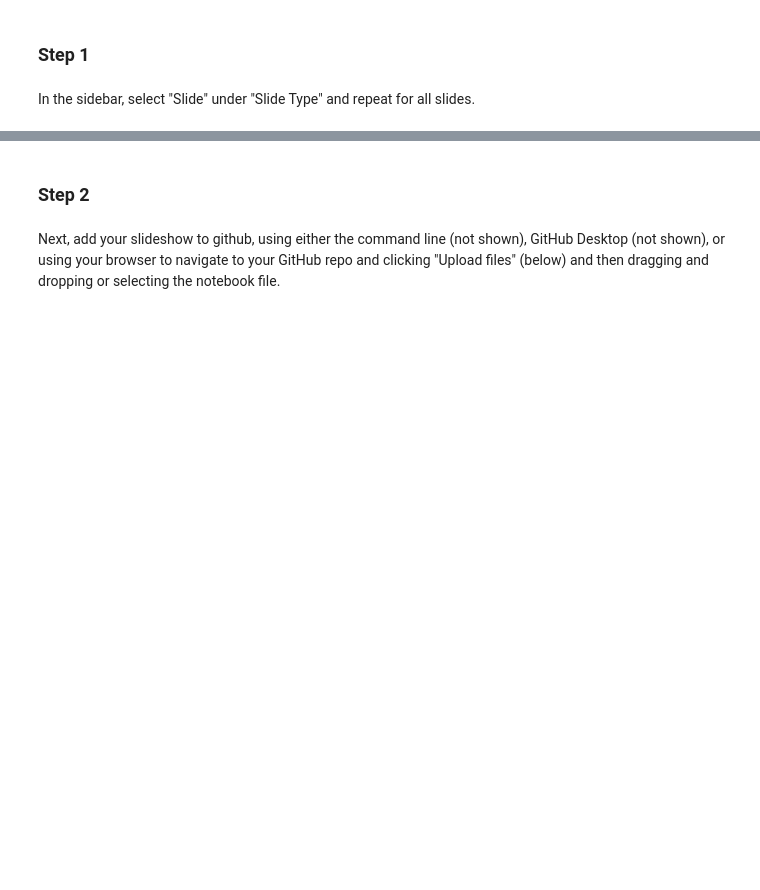
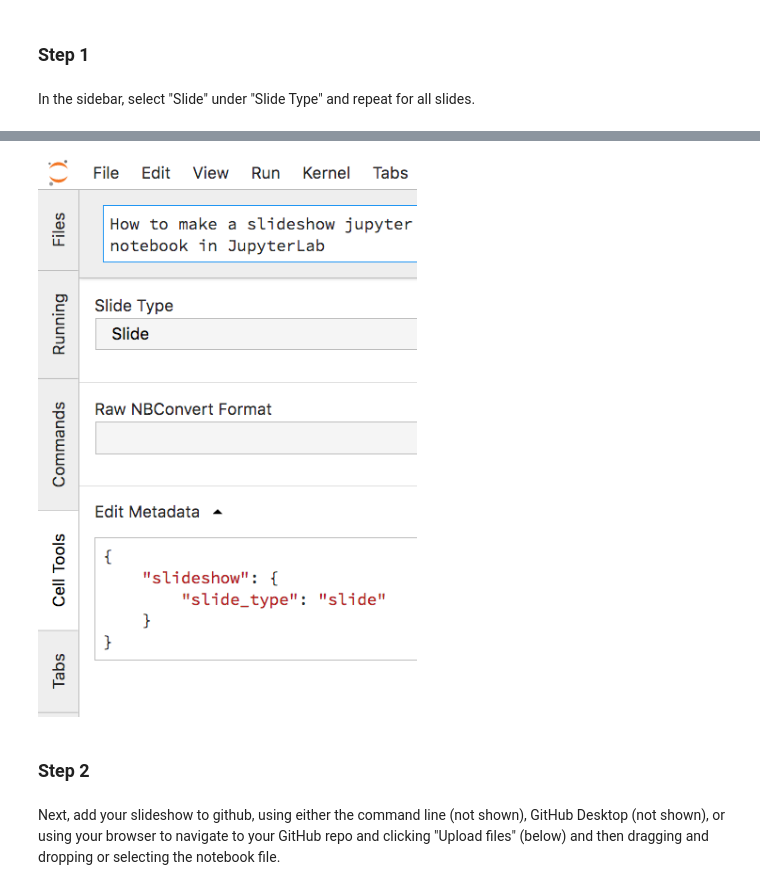
Before and after one commit to marskar/biof309_spring2018, a Jupyter notebook: slides.ipynb, the cells around one changed output, grey strips where cells are left out. Cells and saved outputs as stored; diff of their text form; code cells hidden in the pictures; blank space fills up the shorter version.

Commit message:
replace slide.ipynb

```diff
--- a/slides.ipynb
+++ b/slides.ipynb
@@ -9,3 +7,8 @@ In the sidebar, select "Slide" under "Slide Type" and repeat for all slides.
+# %%
+from IPython.display import Image
+Image(filename="../Desktop/jl-slides.png")
+# %% [output]
+[figure, added]
 # %% [markdown]
 ### Step 2
 # %% [markdown]
```
Also changed, not shown: parts of 7 cells of this notebook, 1 other file.
